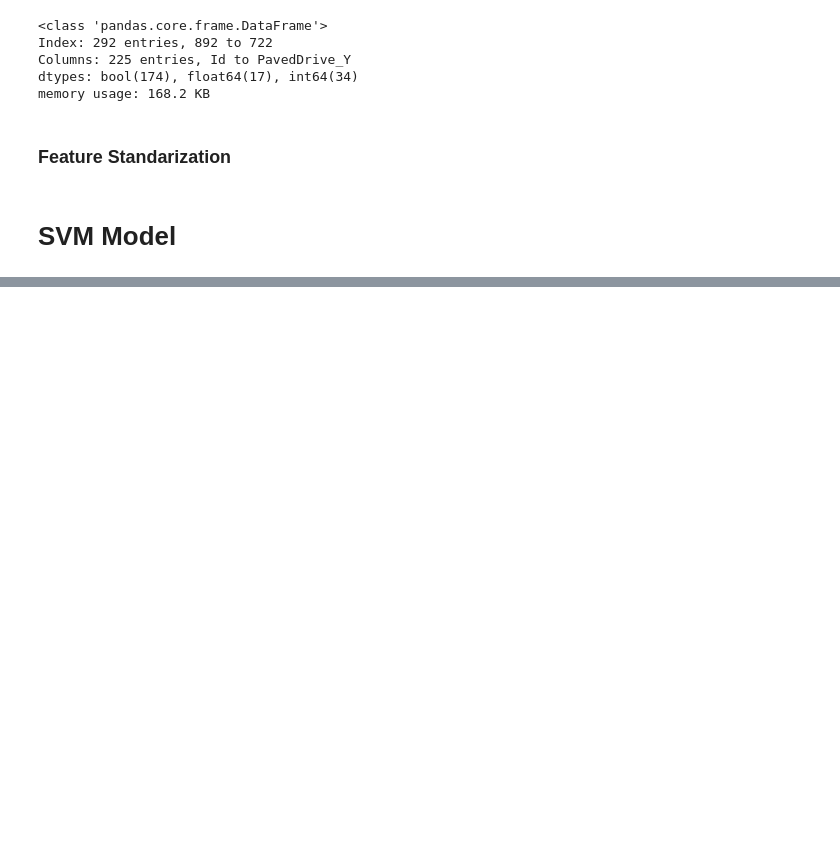
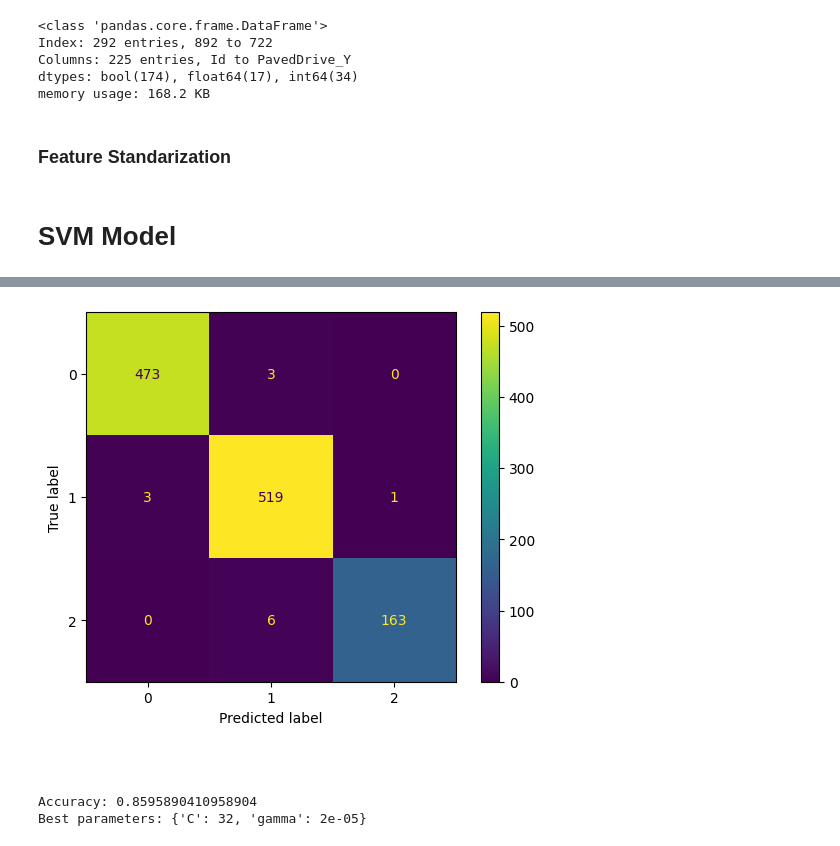
Before and after one commit to Andrea-gt/dm-hw-smv, a Jupyter notebook: dm_hw_svm.ipynb, the cells around one changed output, grey strips where cells are left out. Drawn from its saved outputs; the diff is of its cells as text; code cells hidden in the pictures; blank space fills up the shorter version.

```diff
--- a/dm_hw_svm.ipynb
+++ b/dm_hw_svm.ipynb
@@ -272,2 +273,28 @@ ValueError: Invalid parameter 'svc' for estimator SVC(kernel='poly'). Valid para
+# %%
+y_pred = model_grid_search_poly.predict(X_train)
+# Calculating the confusion matrix using the true labels and predicted labels
+confusionMatrix = confusion_matrix(y_train, y_pred)
+cmDisplay = ConfusionMatrixDisplay(confusion_matrix=confusionMatrix)
+
+# Plotting the confusion matrix
+cmDisplay.plot()
+plt.show()
+# %% [output]
+[figure, added]
 # %% [markdown]
 ##
+# %%
+clf = SVC(kernel="rbf")
+_=clf.fit(X_train, y_train)
+param_grid = {
+    'C': (0.01, 0.1, 1, 5,16,32),
+    'gamma':(0.0000000002,0.00002,0.01,0.1,20,200 )
+}
+model_grid_search_rbf = GridSearchCV(clf, param_grid=param_grid, n_jobs=2, cv=10)
+model_grid_search_rbf.fit(X_train, y_train)
+accuracy = model_grid_search_rbf.score(X_test, y_test)
+print("Accuracy:", accuracy)
+print("Best parameters:", model_grid_search_rbf.best_params_)
+# %% [output]
+Accuracy: 0.8595890410958904
+Best parameters: {'C': 32, 'gamma': 2e-05}
```
Also changed, not shown: parts of 8 cells of this notebook.
